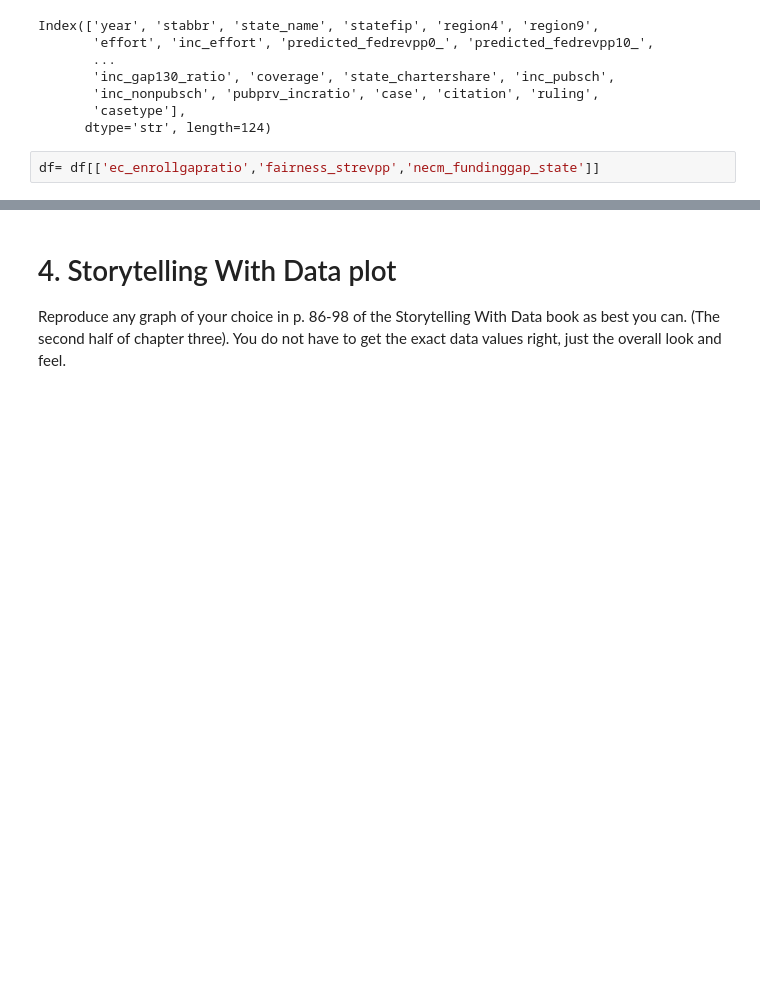
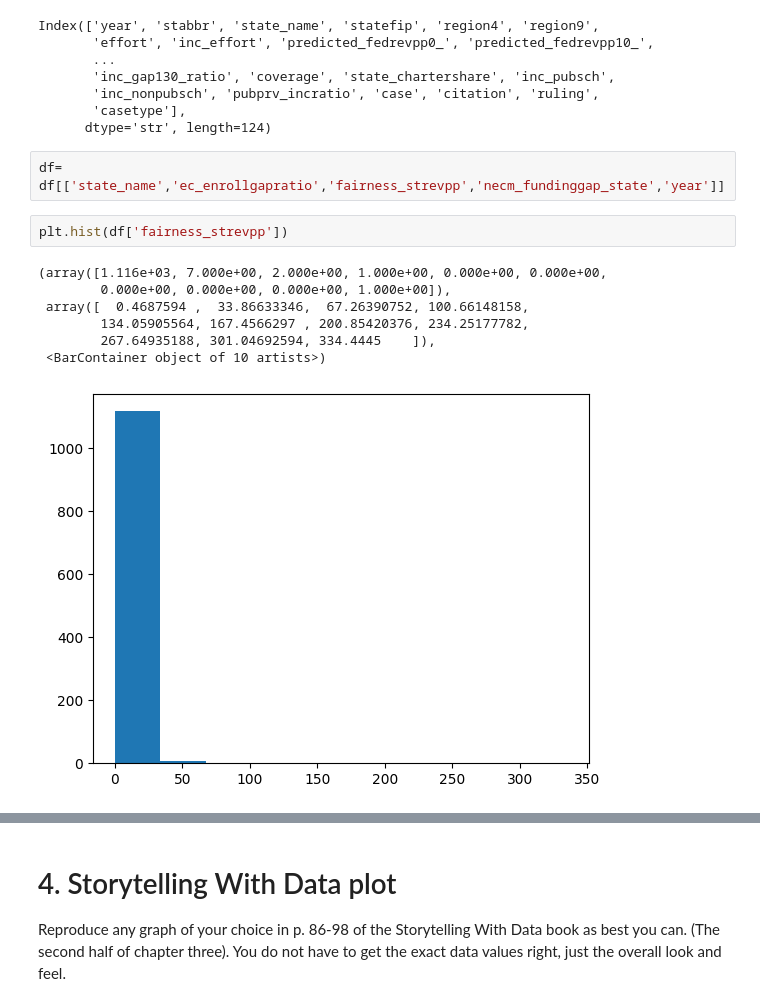
Before and after one commit to SalhaMo/Module-B-semester-2, a Jupyter notebook: Week6.ipynb, the cells around one changed output, grey strips where cells are left out. Drawn from its saved outputs; the diff is of its cells as text; blank space fills up the shorter version.

```diff
--- a/Week6.ipynb
+++ b/Week6.ipynb
@@ -117,4 +118,14 @@ Index(['year', 'stabbr', 'state_name', 'statefip', 'region4', 'region9',
        'casetype'],
       dtype='str', length=124)
 # %%
-df= df[['ec_enrollgapratio','fairness_strevpp','necm_fundinggap_state']]
+df= df[['state_name','ec_enrollgapratio','fairness_strevpp','necm_fundinggap_state','year']]
+# %%
+plt.hist(df['fairness_strevpp'])
+# %% [output]
+(array([1.116e+03, 7.000e+00, 2.000e+00, 1.000e+00, 0.000e+00, 0.000e+00,
+        0.000e+00, 0.000e+00, 0.000e+00, 1.000e+00]),
+ array([  0.4687594 ,  33.86633346,  67.26390752, 100.66148158,
+        134.05905564, 167.4566297 , 200.85420376, 234.25177782,
+        267.64935188, 301.04692594, 334.4445    ]),
+ <BarContainer object of 10 artists>)
+[figure, added]
```
Also changed, not shown: parts of 7 cells of this notebook.
